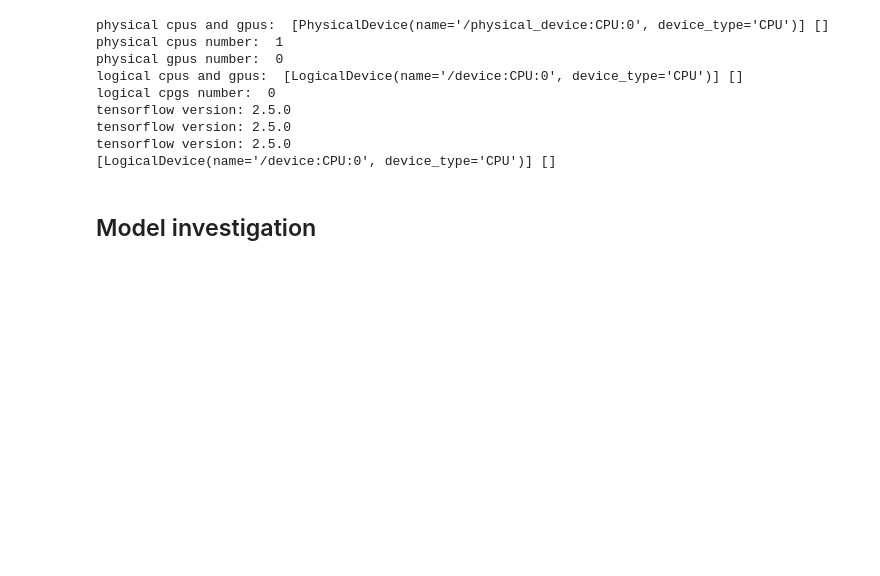
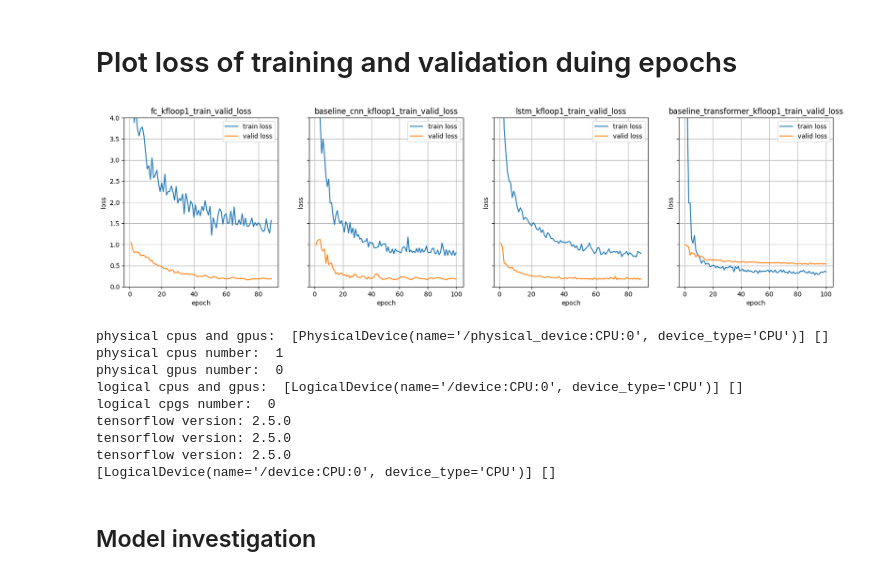
Before and after one commit to sunzhon/transfer_learning_for_droplanding, a Jupyter notebook: jupyter-lab/training_results_analysis.ipynb, the cells around one changed output. Cells and saved outputs as stored; diff of their text form; code cells hidden in the pictures; blank space fills up the shorter version.

```diff
--- a/jupyter-lab/training_results_analysis.ipynb
+++ b/jupyter-lab/training_results_analysis.ipynb
@@ -1,3 +1,40 @@
+# %% [markdown]
+# Plot loss of training and validation duing epochs
+# %%
+import pandas as pd
+import matplotlib.pyplot as plt
+import os
+import pdb
+loss_file_folder = "~/workspace/transfer_learning_for_droplanding/investigation_data_augmentation/train_valid_loss/"
+
+def plot_loss(file_paths):
+    if(not isinstance(file_paths, list)):
+        file_paths=[file_paths]
+
+    axes_num = len(file_paths)
+    fig, axes=plt.subplots(1,axes_num,sharey=True);
+    fig.set_figwidth(5*axes_num)
+
+    for ax, file_path in zip(axes, file_paths):
+        train_valid_loss_data = pd.read_csv(file_path)
+        train_valid_loss_data = train_valid_loss_data.iloc[:]
+        ax.plot(train_valid_loss_data['epoch'], train_valid_loss_data['total_train_loss'],label="train loss")
+        ax.plot(train_valid_loss_data['epoch'], train_valid_loss_data['vali_loss'],label="valid loss")
+        ax.set_xlabel("epoch");ax.set_ylabel("loss")
+        ax.set_ylim([0,4])
+        ax.set_title(os.path.basename(file_path)[:-4])
+        ax.grid()
+        ax.legend()
+    plt.show()
+
+loss_file_paths = [ os.path.join(loss_file_folder, "fc_kfloop1_" + "train_valid_loss.csv")]
+loss_file_paths.append(os.path.join(loss_file_folder, "baseline_cnn_kfloop1_" + "train_valid_loss.csv"))
+loss_file_paths.append(os.path.join(loss_file_folder, "lstm_kfloop1_" + "train_valid_loss.csv"))
+loss_file_paths.append(os.path.join(loss_file_folder, "baseline_transformer_kfloop1_" + "train_valid_loss.csv"))
+
+plot_loss(loss_file_paths)
+# %% [output]
+[figure, added]
 # %%
 #!/usr/bin/env python
 
```
Also changed, not shown: 6 other files.
